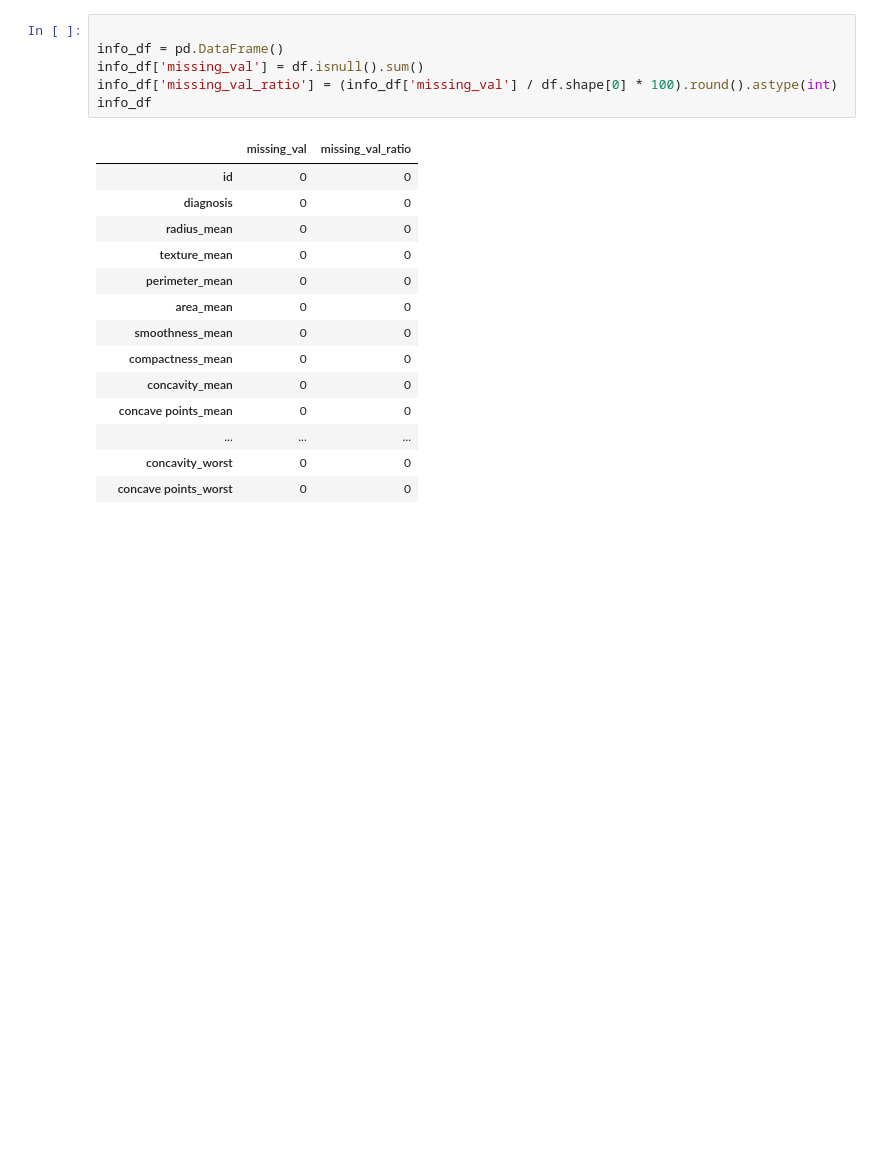
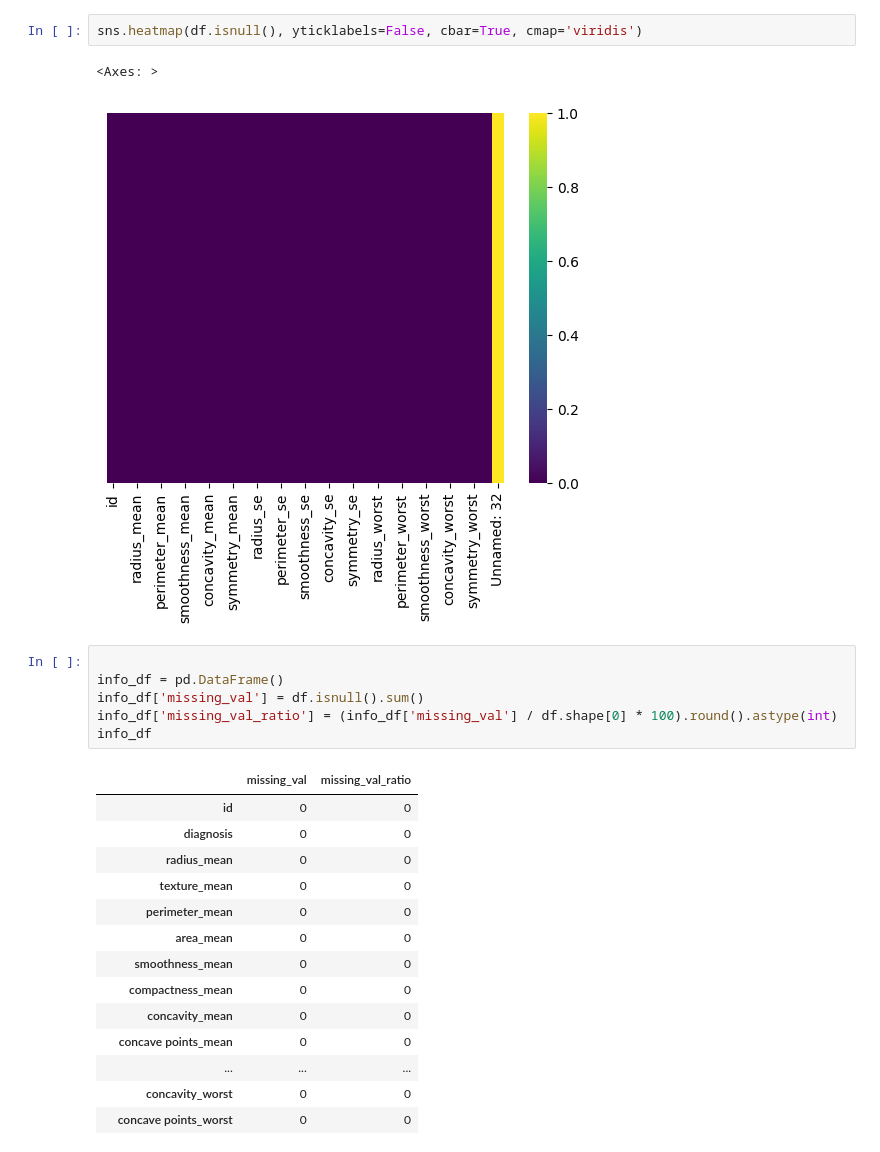
Before and after one commit to ahmadalfrehan/basic-deep-learning-implementation, a Jupyter notebook: W4A2/garbage.ipynb, the cells around one changed output. Drawn from its saved outputs; the diff is of its cells as text; blank space fills up the shorter version.

```diff
--- a/W4A2/garbage.ipynb
+++ b/W4A2/garbage.ipynb
@@ -21,3 +32,8 @@ df.head(10)
+# %%
+sns.heatmap(df.isnull(), yticklabels=False, cbar=True, cmap='viridis')
+# %% [output]
+<Axes: >
+[figure, added]
 # %%
 
 info_df = pd.DataFrame()
```
Also changed, not shown: parts of 23 cells of this notebook, 1 other file.
